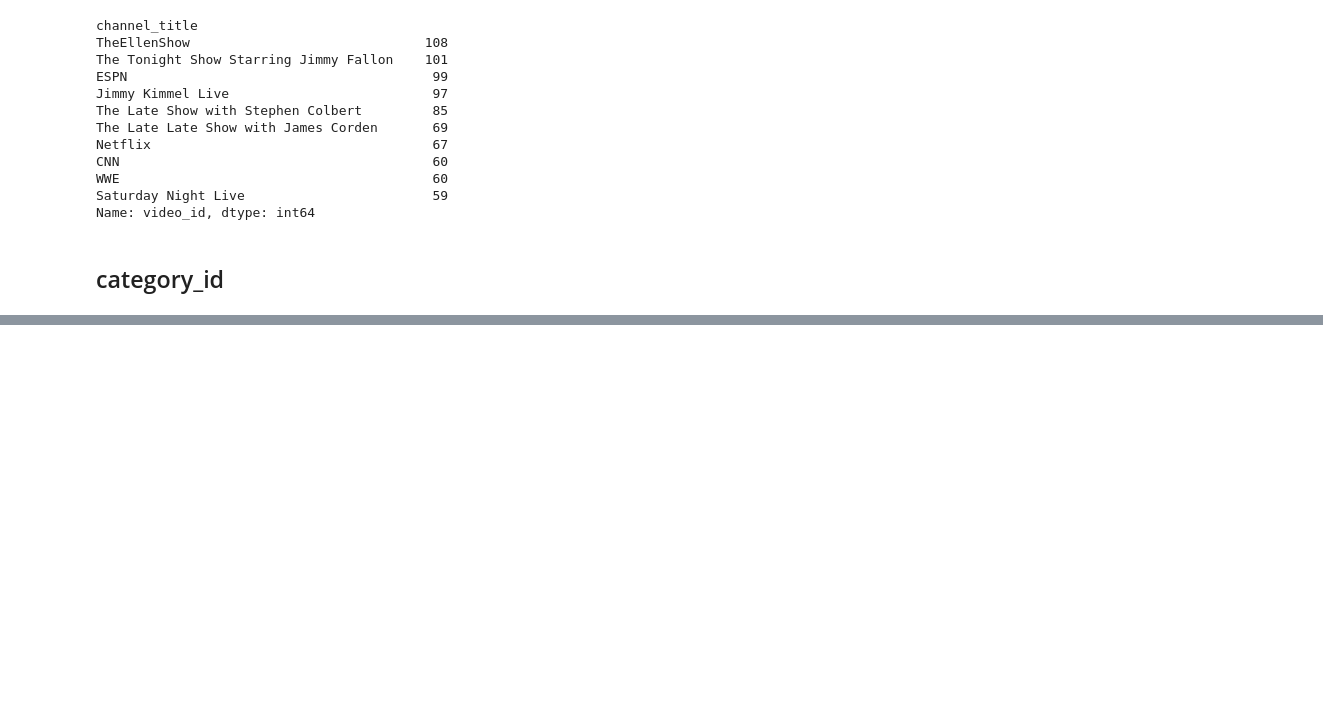
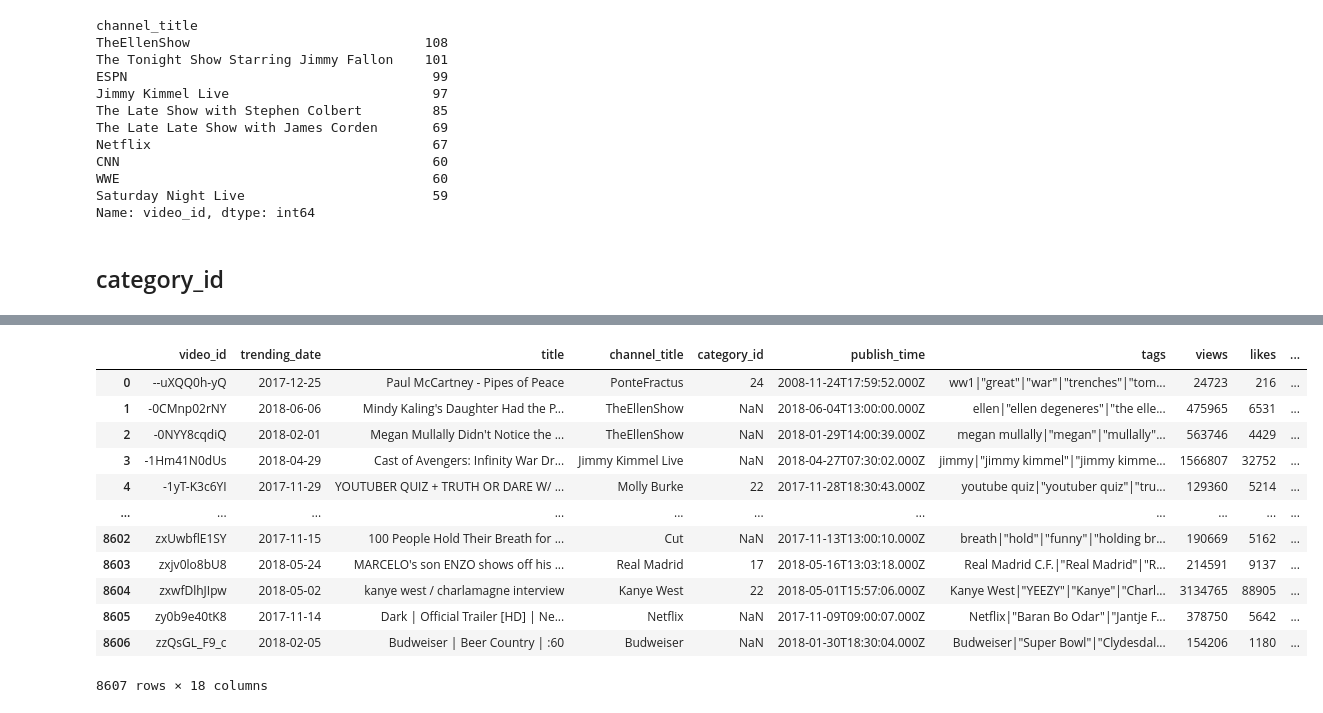
Before and after one commit to hejmsdz/youtube-trending-prediction, a Jupyter notebook: notebooks/00_exploratory_analysis.ipynb, the cells around one changed output, grey strips where cells are left out. Drawn from its saved outputs; the diff is of its cells as text; code cells hidden in the pictures; blank space fills up the shorter version.

Commit message:
Added time profile

```diff
--- a/notebooks/00_exploratory_analysis.ipynb
+++ b/notebooks/00_exploratory_analysis.ipynb
@@ -210,7 +220,7 @@ vids[vids['video_id'] == 'j4KvrAUjn6c']
 # nevertheless, some (video_id, trending_date) pairs are duplicated
 # is it frequent?
 
-scope = ['video_id', 'trending_date', 'country']
+scope = ['video_id', 'trending_date']
 counts = vids.groupby(scope).size()
 counts[counts > 1]
 # %% [output]
@@ -231,0 +253,17 @@ vids.drop_duplicates(scope, inplace=True)
+# %%
+duplicates = vids.duplicated(vids.columns[:-2], keep=False)
+print(duplicates.value_counts(dropna=False))
+vids['duplicate'] = duplicates
+
+def markCountries(x):
+    if x['duplicate']:
+        x['is_GB'] = True
+        x['is_US'] = True
+    return x
+
+vids = vids.apply(markCountries, axis=1)
+print(vids.shape)
+
+vids.drop_duplicates(scope, inplace=True)
+vids.drop(columns=['duplicate'], inplace=True)
+print(vids.shape)
@@ -392,0 +502,21 @@ counts.plot.bar()
+# %%
+# keep single video row (first mention in Trending) in vids
+vids = vids.groupby(['video_id'])\
+    .first()\
+    .reset_index()
+
+vids
+# %% [output]
+|  | video_id | trending_date | title | channel_title | category_id | publish_time | tags | views | likes | ... |
+| 0 | --uXQQ0h-yQ | 2017-12-25 | Paul McCartney - Pipes of Peace | PonteFractus | 24 | 2008-11-24T17:59:52.000Z | ww1|"great"|"war"|"trenches"|"tom... | 24723 | 216 | ... |
+| 1 | -0CMnp02rNY | 2018-06-06 | Mindy Kaling's Daughter Had the P... | TheEllenShow | NaN | 2018-06-04T13:00:00.000Z | ellen|"ellen degeneres"|"the elle... | 475965 | 6531 | ... |
+| 2 | -0NYY8cqdiQ | 2018-02-01 | Megan Mullally Didn't Notice the ... | TheEllenShow | NaN | 2018-01-29T14:00:39.000Z | megan mullally|"megan"|"mullally"... | 563746 | 4429 | ... |
+| 3 | -1Hm41N0dUs | 2018-04-29 | Cast of Avengers: Infinity War Dr... | Jimmy Kimmel Live | NaN | 2018-04-27T07:30:02.000Z | jimmy|"jimmy kimmel"|"jimmy kimme... | 1566807 | 32752 | ... |
+| 4 | -1yT-K3c6YI | 2017-11-29 | YOUTUBER QUIZ + TRUTH OR DARE W/ ... | Molly Burke | 22 | 2017-11-28T18:30:43.000Z | youtube quiz|"youtuber quiz"|"tru... | 129360 | 5214 | ... |
+| ... | ... | ... | ... | ... | ... | ... | ... | ... | ... | ... |
+| 8602 | zxUwbflE1SY | 2017-11-15 | 100 People Hold Their Breath for ... | Cut | NaN | 2017-11-13T13:00:10.000Z | breath|"hold"|"funny"|"holding br... | 190669 | 5162 | ... |
+| 8603 | zxjv0lo8bU8 | 2018-05-24 | MARCELO's son ENZO shows off his ... | Real Madrid | 17 | 2018-05-16T13:03:18.000Z | Real Madrid C.F.|"Real Madrid"|"R... | 214591 | 9137 | ... |
+| 8604 | zxwfDlhJIpw | 2018-05-02 | kanye west / charlamagne interview | Kanye West | 22 | 2018-05-01T15:57:06.000Z | Kanye West|"YEEZY"|"Kanye"|"Charl... | 3134765 | 88905 | ... |
+| 8605 | zy0b9e40tK8 | 2017-11-14 | Dark | Official Trailer [HD] | Ne... | Netflix | NaN | 2017-11-09T09:00:07.000Z | Netflix|"Baran Bo Odar"|"Jantje F... | 378750 | 5642 | ... |
+| 8606 | zzQsGL_F9_c | 2018-02-05 | Budweiser | Beer Country | :60 | Budweiser | NaN | 2018-01-30T18:30:04.000Z | Budweiser|"Super Bowl"|"Clydesdal... | 154206 | 1180 | ... |
+8607 rows × 18 columns
```
Also changed, not shown: parts of 19 cells of this notebook.
